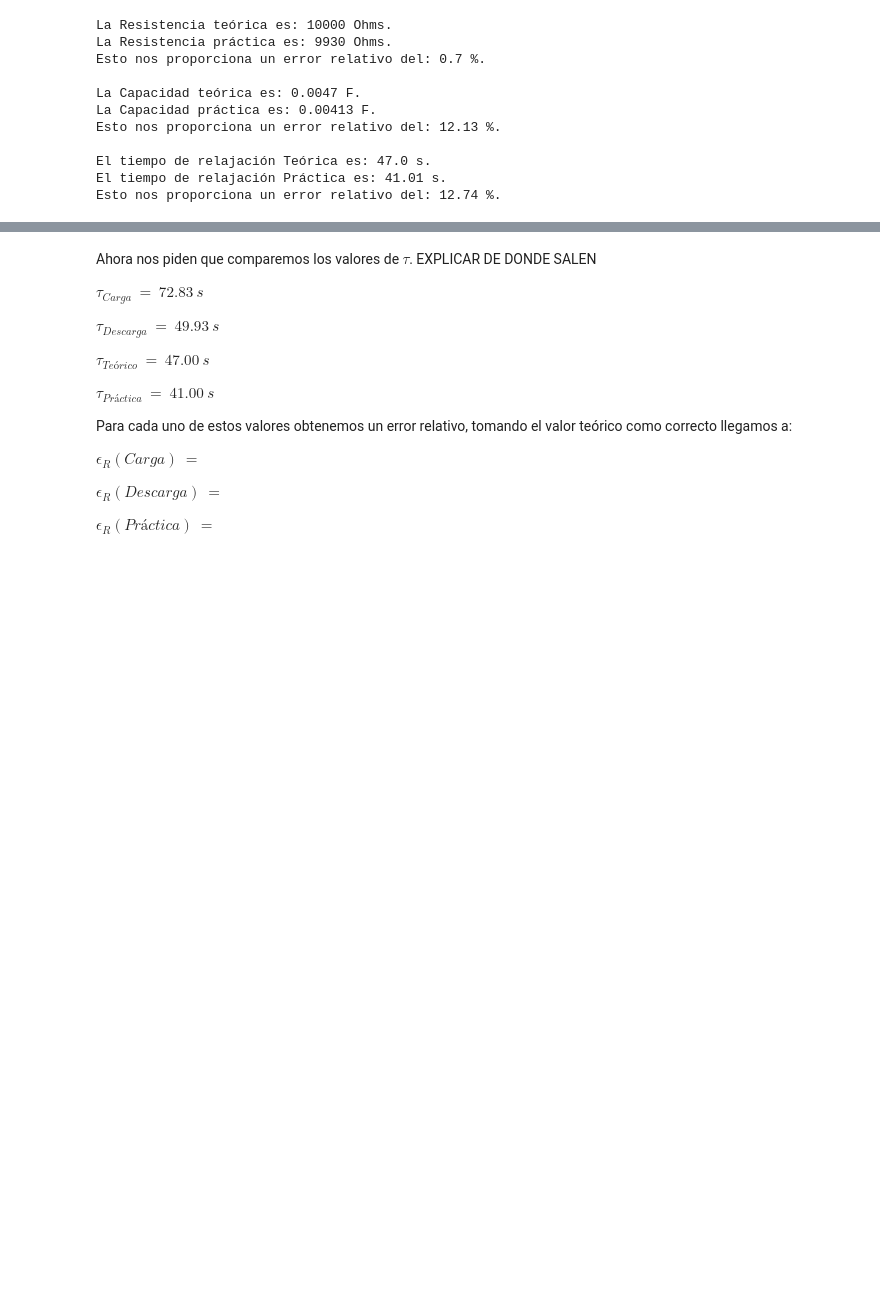
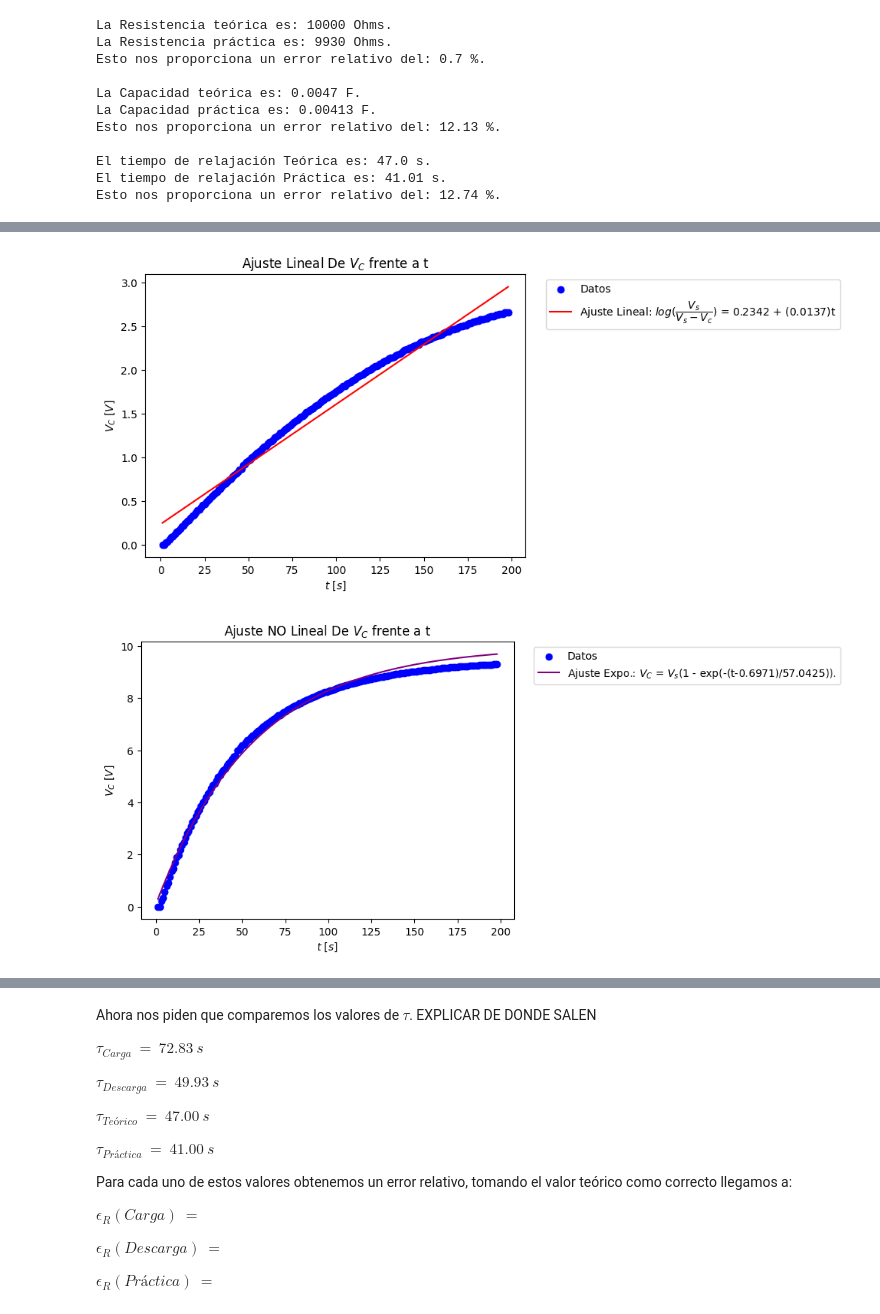
Before and after one commit to WetZap/Practicas-Circuitos, a Jupyter notebook: Practicas/Sesion 5/QuintaSesion.ipynb, the cells around one changed output, grey strips where cells are left out. Drawn from its saved outputs; the diff is of its cells as text; code cells hidden in the pictures; blank space fills up the shorter version.

```diff
--- a/Practicas/Sesion 5/QuintaSesion.ipynb
+++ b/Practicas/Sesion 5/QuintaSesion.ipynb
@@ -151,2 +128,72 @@ VoltajeCondensadorList = VoltajeCondensador.copy()
 
 Tiempo, VoltajeCondensador = ConverArray2(Tiempo,VoltajeCondensador)
+# %%
+# Separamos los valores de la Carga de los valores de la Descarga
+
+VoltajeCondensadorCarga = VoltajeCondensador[0:198].copy()
+VoltajeCondensadorDesCarga = VoltajeCondensador[198:350].copy()
+
+TiempoCarga = Tiempo[0:198].copy()
+TiempoDesCarga = Tiempo[198:350].copy()
+
+#----------------------------------------------------------------------------------------------------------------------------------
+# Parte LINEAL
+#----------------------------------------------------------------------------------------------------------------------------------
+
+# Exponemos los valores del tiempo y el votaje (de la carga) en una tabla.
+
+data = {'t[s]': TiempoCarga,
+        'Vc[V]': VoltajeCondensadorCarga}
+df = pd.DataFrame(data)
+print(f'Datos:\n{df}\n')
+
+# Obtenemos los valores de la abcisas
+Ejey_CargaLineal = []
+for i in VoltajeCondensadorCarga:
+   Ejey_CargaLineal.append(np.log((VoltajeFuente/(VoltajeFuente-i))))
+
+
+# Realizamos el ajuste lineal con np.polyfit
+print('Datos ajuste: ',end='')
+[PendienteCargaLineal, OrdenadaOrigenCargaLineal], r = np.polyfit(TiempoCarga,Ejey_CargaLineal,deg=1,cov=True)
+print("Pendiente=", PendienteCargaLineal,"1/s","\nOrdenada en el origen: ", OrdenadaOrigenCargaLineal,"\n coorel coef=",r)
+
+
+
+# Crear una función para la línea ajustada
+def ajuste_linealCarga(x):
+    return PendienteCargaLineal * x + OrdenadaOrigenCargaLineal
+
+#----------------------------------------------------------------------------------------------------------------------------------
+# Parte EXPONENCIAL
+#----------------------------------------------------------------------------------------------------------------------------------
+
+def exponencialCarga(x,a,b):
+
+    return VoltajeFuente * (1 - np.exp(-(x/a))*np.exp(b/a))
+
+# Ajuste de la curva
+Parametros, covariance = curve_fit(exponencialCarga,TiempoCarga,VoltajeCondensadorCarga)
+
+# Parámetros ajustados
+a_fit, b_fit = Parametros
+print(f"Parámetros ajustados: a = {a_fit:.4f}, b = {b_fit:.4f}")
+
+
+# Graficamos los datos y el ajuste lineal
+plt.scatter(TiempoCarga, Ejey_CargaLineal, label='Datos', color='blue')
+plt.plot(TiempoCarga, ajuste_linealCarga(TiempoCarga), color='red', label=fr'Ajuste Lineal: $log(\dfrac{{V_s}}{{V_s - V_c}})$ = {OrdenadaOrigenCargaLineal:.4f} + ({PendienteCargaLineal:.4f})t')
+plt.xlabel(r'$t\ [s]$')
+plt.ylabel(r'$V_{C} \ [V]$')
+plt.title(r'Ajuste Lineal De $V_C$ frente a t')
+plt.legend(bbox_to_anchor=(1.04, 1), loc="upper left")
+plt.show()
+
+plt.scatter(TiempoCarga, VoltajeCondensadorCarga, label='Datos', color='blue')
+plt.plot(TiempoCarga, exponencialCarga(TiempoCarga,a_fit,b_fit), color='purple', label=fr'Ajuste Expo.: $V_C$ = $V_s$(1 - exp(-(t{round(b_fit,4)})/{round(a_fit,4)})).')
+plt.xlabel(r'$t\ [s]$')
+plt.ylabel(r'$V_{C} \ [V]$')
+plt.title(r'Ajuste NO Lineal De $V_C$ frente a t')
+plt.legend(bbox_to_anchor=(1.04, 1), loc="upper left")
+plt.show()
+# %% [output]
@@ -152,0 +217,2 @@ Tiempo, VoltajeCondensador = ConverArray2(Tiempo,VoltajeCondensador)
+[figure, added]
+[figure, added]
```
Also changed, not shown: parts of 28 cells of this notebook, 3 other files.
